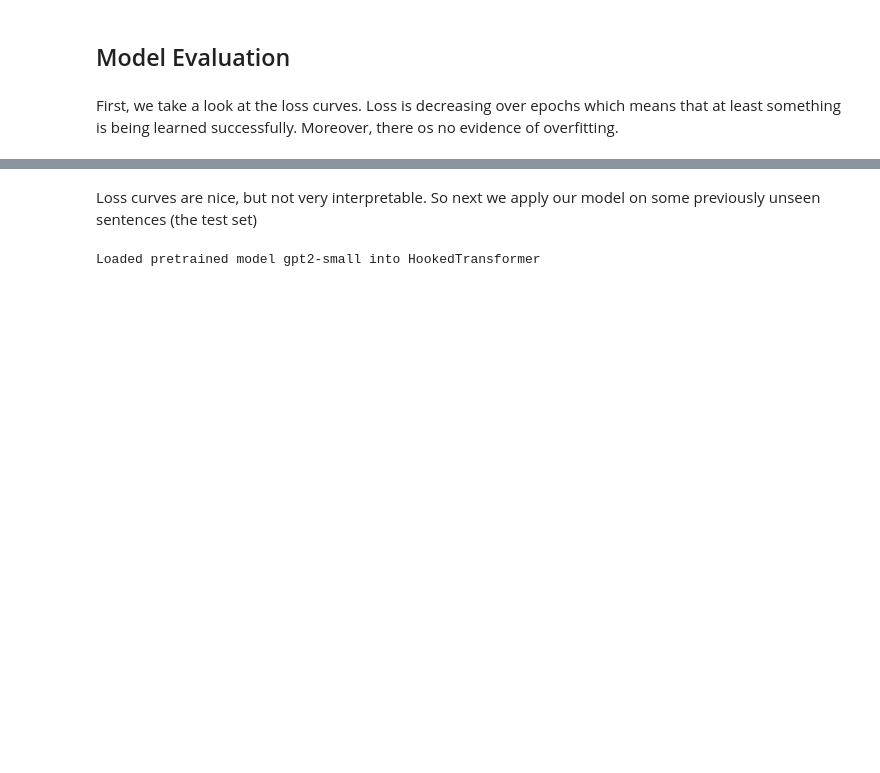
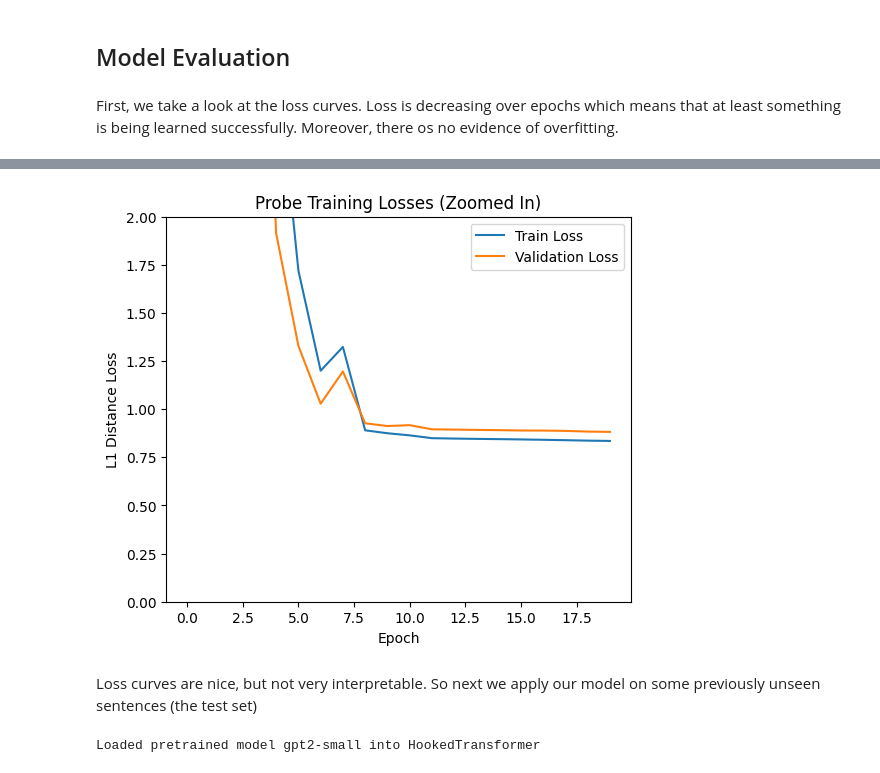
Before and after one commit to onjurgensen/probing_syntax_in_LLMs, a Jupyter notebook: probing_syntax_in_LLMs.ipynb, the cells around one changed output, grey strips where cells are left out. Cells and saved outputs as stored; diff of their text form; code cells hidden in the pictures; blank space fills up the shorter version.

```diff
--- a/probing_syntax_in_LLMs.ipynb
+++ b/probing_syntax_in_LLMs.ipynb
@@ -655,3 +705,18 @@ ax[1].legend()
+# %%
+fig, ax = plt.subplots(figsize=(6, 5))
+
+ax.plot(regimen.train_losses, label='Train Loss')
+ax.plot(regimen.val_losses, label='Validation Loss')
+
+ax.set_title('Probe Training Losses (Zoomed In)')
+ax.set_xlabel('Epoch')
+ax.set_ylabel('L1 Distance Loss')
+ax.set_ylim(0, 2)
+ax.legend()
+
+plt.show()
+# %% [output]
+[figure, added]
 # %% [markdown]
 Loss curves are nice, but not very interpretable. So next we apply our model on some previously unseen sentences (the test set)
 # %%
```
Also changed, not shown: parts of 19 cells of this notebook, 3 other files.
